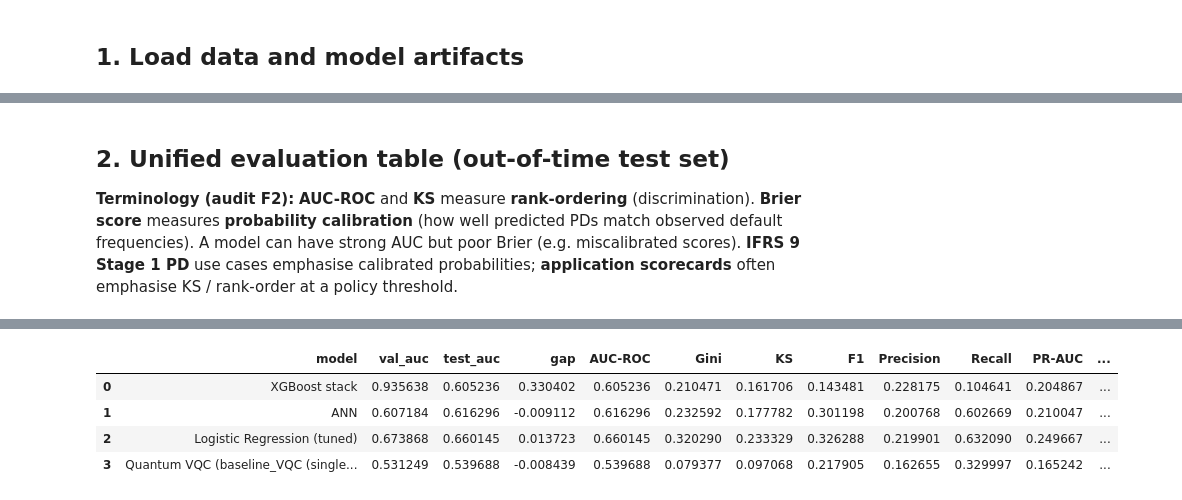
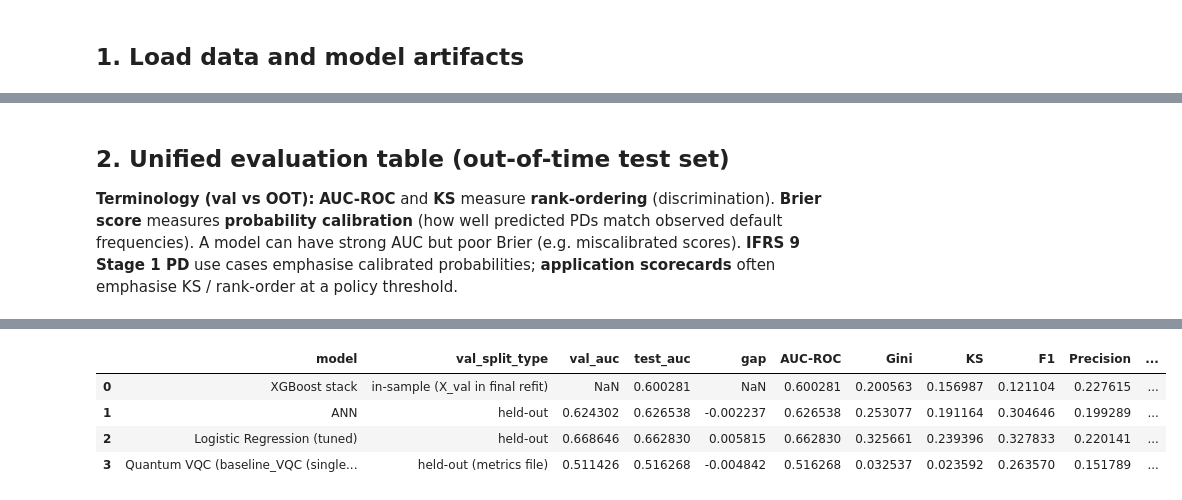
Before and after one commit to leemingloon/ocr-agentic-rag, a Jupyter notebook: notebooks/02z_pd_model_comparison.ipynb, the cells around one changed output, grey strips where cells are left out. Saved outputs shown, nothing was run; the diff lists cells and outputs as text; code cells hidden in the pictures.

```diff
--- a/notebooks/02z_pd_model_comparison.ipynb
+++ b/notebooks/02z_pd_model_comparison.ipynb
@@ -113,7 +174,7 @@ Loaded: ['XGBoost stack', 'ANN', 'Logistic Regression (tuned)'] | quantum_metric
 # %% [markdown]
 ## 2. Unified evaluation table (out-of-time test set)
 
-**Terminology (audit F2):** **AUC-ROC** and **KS** measure **rank-ordering** (discrimination). **Brier score** measures **probability calibration** (how well predicted PDs match observed default frequencies). A model can have strong AUC but poor Brier (e.g. miscalibrated scores). **IFRS 9 Stage 1 PD** use cases emphasise calibrated probabilities; **application scorecards** often emphasise KS / rank-order at a policy threshold.
+**Terminology (val vs OOT):** **AUC-ROC** and **KS** measure **rank-ordering** (discrimination). **Brier score** measures **probability calibration** (how well predicted PDs match observed default frequencies). A model can have strong AUC but poor Brier (e.g. miscalibrated scores). **IFRS 9 Stage 1 PD** use cases emphasise calibrated probabilities; **application scorecards** often emphasise KS / rank-order at a policy threshold.
 # %%
 rows = []
 preds_val = {}
@@ -126,10 +187,12 @@ preds_test = {}
 from sklearn.metrics import brier_score_loss as _brier_fn
 
 _meta_path = ROOT / "models" / "pd" / "training_meta.json"
+_tm = _load_training_meta(
+    _meta_path,
+    required_keys=["stack_oot_auc", "stack_brier", "ann_brier", "ann_oot_auc"],
+)
 _brier_lookup = {}
-if _meta_path.exists():
-    with open(_meta_path, encoding="utf-8") as _f:
-        _tm = json.load(_f)
+if _tm:
     _brier_lookup["XGBoost stack"] = _tm.get("stack_brier", None)
     _brier_lookup["ANN"] = _tm.get("ann_brier", None)
     print("Loaded Brier scores from training_meta.json:", _brier_lookup)
@@ -138,21 +201,31 @@ else:
 
 for name, data in models.items():
     if name == "XGBoost stack":
+        # Stack val_auc is in-sample: X_val included in final training. Use OOT AUC for generalization comparison.
         m = data["model"]
-        p_val = m.predict_proba(X_val_filled)[:, 1]
-        p_test = m.predict_proba(X_test_filled)[:, 1]
+        _cols = list(data["feature_names"]) if isinstance(data, dict) and data.get("feature_names") else list(feature_names)
+        _Xv = X_val_filled.reindex(columns=_cols, fill_value=0)
+        _Xt = X_test_filled.reindex(columns=_cols, fill_value=0)
+        p_val = m.predict_proba(_Xv)[:, 1]
+        p_test = m.predict_proba(_Xt)[:, 1]
         t_sec = training_meta.get("xgb_stack_tuning_sec")
     elif name == "ANN":
         scaler = data["scaler"]
-        X_val_s = scaler.transform(X_val_filled)
-        X_test_s = scaler.transform(X_test_filled)
+        _cols = list(data.get("feature_names", feature_names))
+        _Xv = X_val_filled.reindex(columns=_cols, fill_value=0)
+        _Xt = X_test_filled.reindex(columns=_cols, fill_value=0)
+        X_val_s = scaler.transform(_Xv)
+        X_test_s = scaler.transform(_Xt)
         p_val = data["model"].predict_proba(X_val_s)[:, 1]
         p_test = data["model"].predict_proba(X_test_s)[:, 1]
         t_sec = data.get("training_time_sec") or training_meta.get("ann_training_sec")
     elif "Logistic Regression" in name:
         scaler = data["scaler"]
-        X_val_s = scaler.transform(X_val_filled)
-        X_test_s = scaler.transform(X_test_filled)
+        _cols = list(data.get("feature_names", feature_names))
+        _Xv = X_val_filled.reindex(columns=_cols, fill_value=0)
+        _Xt = X_test_filled.reindex(columns=_cols, fill_value=0)
+        X_val_s = scaler.transform(_Xv)
+        X_test_s = scaler.transform(_Xt)
         p_val = data["model"].predict_proba(X_val_s)[:, 1]
         p_test = data["model"].predict_proba(X_test_s)[:, 1]
         t_sec = None
@@ -166,8 +239,14 @@ for name, data in models.items():
     prec_curve, rec_curve, _ = precision_recall_curve(y_test, p_test)
     pr_auc = auc(rec_curve, prec_curve)
     y_pred = (p_test >= 0.5).astype(int)
+    _vst = (
+        "in-sample (X_val in final refit)"
+        if name == "XGBoost stack"
+        else "held-out"
+    )
     rows.append({
         "model": name,
+        "val_split_type": _vst,
         "val_auc": val_auc,
         "test_auc": test_auc,
         "gap": gap,
@@ -180,6 +259,14 @@ for name, data in models.items():
         "PR-AUC": pr_auc,
         "training_time_sec": t_sec,
     })
+    if name == "XGBoost stack":
+        rows[-1]["val_auc_label"] = "in-sample (val included in final refit)"
+        rows[-1]["val_auc_note"] = (
+            "NOT a generalisation estimate. Clean 5-fold CV AUC ~0.632 is the correct "
+            "reference for generalisation. OOT AUC (test 2011) is the primary metric."
+        )
+        print(f"  [XGBoost] val_auc={val_auc:.4f} is IN-SAMPLE (val set in final refit).")
+        print(f"  Correct generalisation reference: CV AUC ~0.632 | OOT AUC = {test_auc:.4f}")
 
 # J1: OOT Brier from live predictions (not only training_meta.json)
 for i in range(len(rows)):
@@ -188,6 +275,24 @@ for i in range(len(rows)):
         rows[i]["Brier"] = float(_brier_fn(y_test, preds_test[_nm]))
 
 table = pd.DataFrame(rows)
+
+# Brier score: computed from isotonic-calibrated stack predictions (pd_model_stack_calibrated.pkl).
+# Comparable to LR calibrated Brier (isotonic on val). Raw LR Brier is elevated by class_weight='balanced'.
+
+# XGBoost stack val_auc is IN-SAMPLE (val set included in final refit).
+# Do not use val→OOT gap for this model. Use clean 5-fold CV AUC (from training_meta) instead.
+if table is not None and "XGBoost stack" in table["model"].values:
+    xgb_val_auc = table.loc[table["model"] == "XGBoost stack", "val_auc"].values[0]
+    if xgb_val_auc > 0.85:
+        print(f"[Val refit] XGBoost stack val_auc={xgb_val_auc:.3f} is IN-SAMPLE — val set used in final refit. "
+              "Use CV AUC from training_meta for generalisation reference.")
+
+# Invalidate XGBoost stack val_auc for generalisation comparisons
+_xgb_mask = table["model"] == "XGBoost stack"
+table.loc[_xgb_mask, "val_auc"] = float("nan")
+table.loc[_xgb_mask, "gap"] = float("nan")
+print("XGBoost stack val_auc and gap set to NaN: in-sample values are not valid generalisation estimates.")
+print("Use OOT AUC (test_auc column) and CV AUC ~0.632 for XGBoost generalisation reference.")
 
 # Append quantum VQC row if metrics file is available (with circuit provenance)
 if quantum_metrics is not None:
@@ -200,6 +305,7 @@ if quantum_metrics is not None:
         _gap_q = float(_val_auc_q) - float(_test_auc_q)
     _qvqc_row = {
         "model": f"Quantum VQC ({_circuit_tag})",
+        "val_split_type": "held-out (metrics file)",
         "val_auc": _val_auc_q,
         "test_auc": qm.get("test_auc", _test_auc_q),
         "gap": _gap_q,
@@ -234,7 +345,7 @@ Unified evaluation (out-of-time test):
-|  | model | val_auc | test_auc | gap | AUC-ROC | Gini | KS | F1 | Precision | Recall | PR-AUC | ... |
-| 0 | XGBoost stack | 0.935638 | 0.605236 | 0.330402 | 0.605236 | 0.210471 | 0.161706 | 0.143481 | 0.228175 | 0.104641 | 0.204867 | ... |
-| 1 | ANN | 0.607184 | 0.616296 | -0.009112 | 0.616296 | 0.232592 | 0.177782 | 0.301198 | 0.200768 | 0.602669 | 0.210047 | ... |
-| 2 | Logistic Regression (tuned) | 0.673868 | 0.660145 | 0.013723 | 0.660145 | 0.320290 | 0.233329 | 0.326288 | 0.219901 | 0.632090 | 0.249667 | ... |
-| 3 | Quantum VQC (baseline_VQC (single... | 0.531249 | 0.539688 | -0.008439 | 0.539688 | 0.079377 | 0.097068 | 0.217905 | 0.162655 | 0.329997 | 0.165242 | ... |
+|  | model | val_split_type | val_auc | test_auc | gap | AUC-ROC | Gini | KS | F1 | Precision | ... |
+| 0 | XGBoost stack | in-sample (X_val in final refit) | NaN | 0.600281 | NaN | 0.600281 | 0.200563 | 0.156987 | 0.121104 | 0.227615 | ... |
+| 1 | ANN | held-out | 0.624302 | 0.626538 | -0.002237 | 0.626538 | 0.253077 | 0.191164 | 0.304646 | 0.199289 | ... |
+| 2 | Logistic Regression (tuned) | held-out | 0.668646 | 0.662830 | 0.005815 | 0.662830 | 0.325661 | 0.239396 | 0.327833 | 0.220141 | ... |
+| 3 | Quantum VQC (baseline_VQC (single... | held-out (metrics file) | 0.511426 | 0.516268 | -0.004842 | 0.516268 | 0.032537 | 0.023592 | 0.263570 | 0.151789 | ... |
 # %% [markdown]
 ## 3. Overfitting analysis: in-sample vs out-of-time AUC
```
Also changed, not shown: parts of 16 cells of this notebook, 43 other files.
